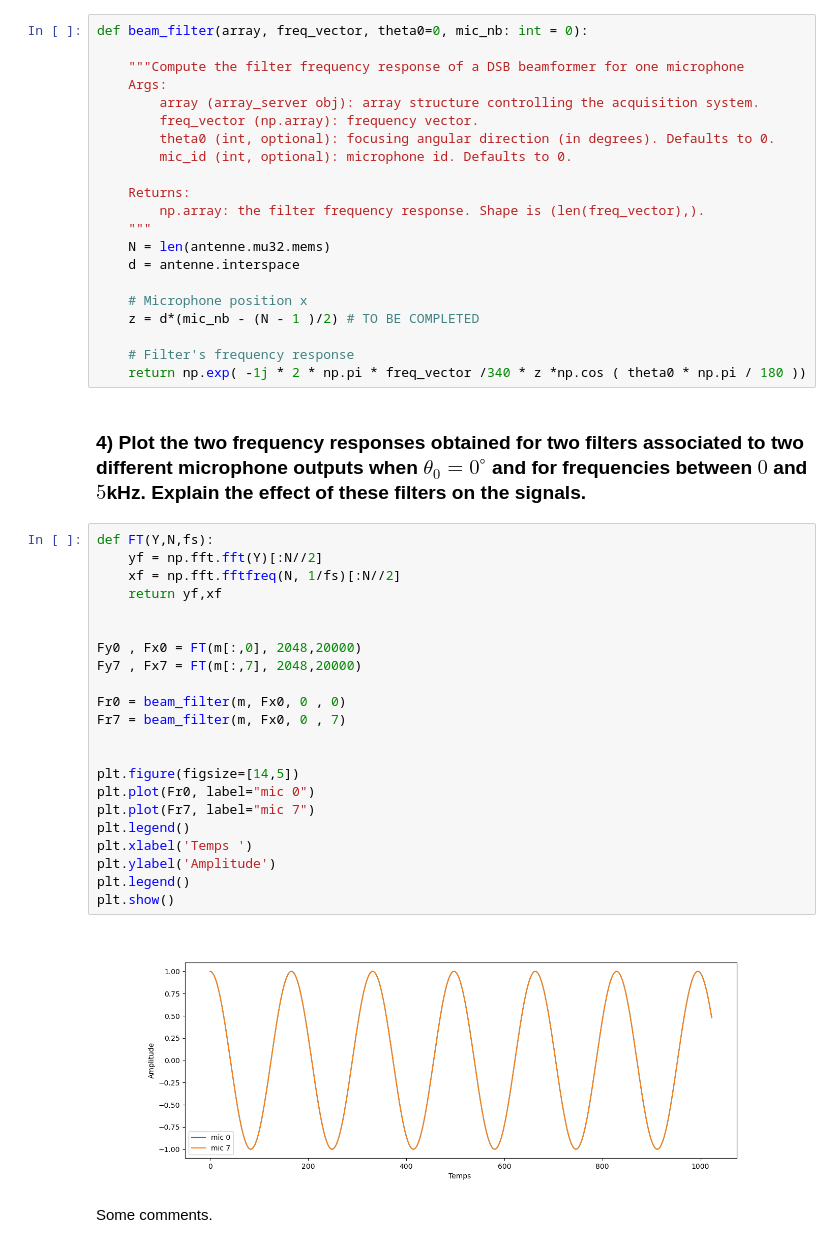
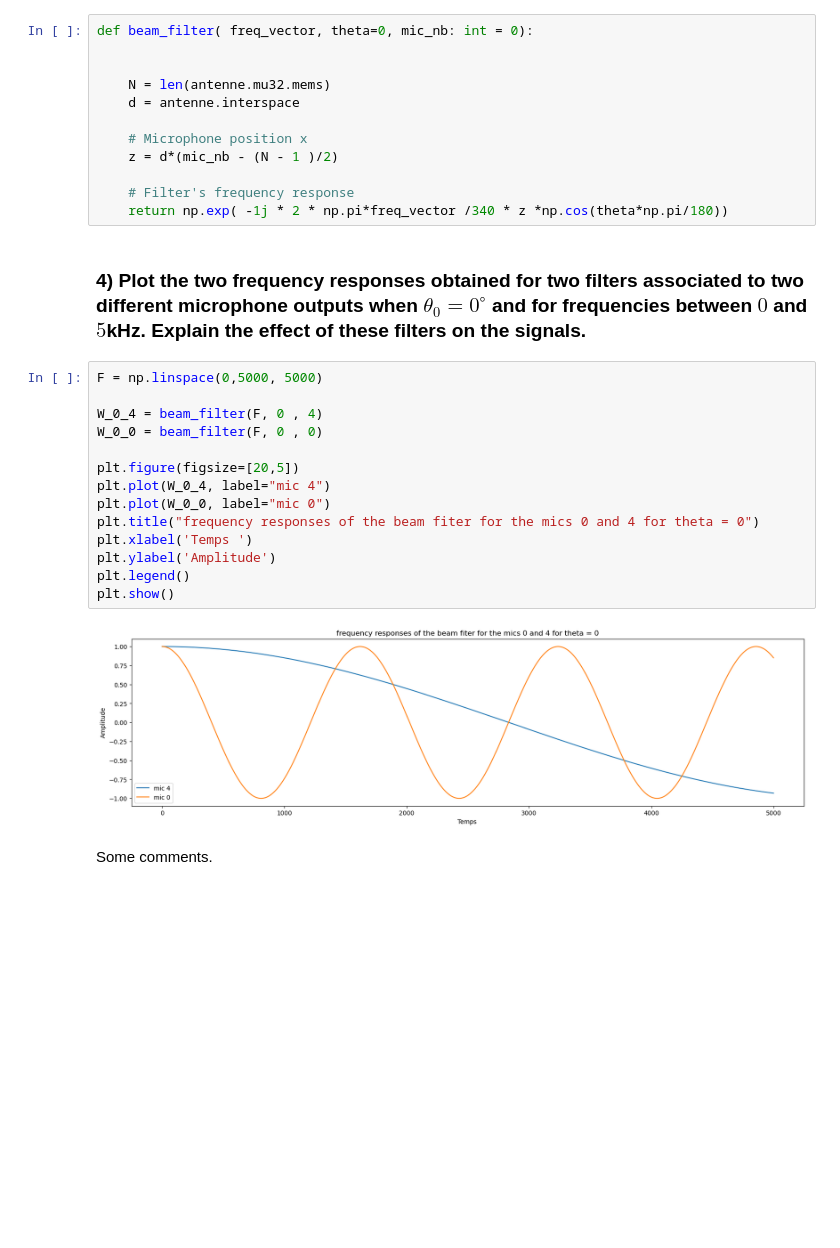
Before and after one commit to islemkobbi/M2-ISI, a Jupyter notebook: TSI/son/TP2/TP2_etu.ipynb, the cells around one changed output. Cells and saved outputs as stored; diff of their text form; blank space fills up the shorter version.

```diff
--- a/TSI/son/TP2/TP2_etu.ipynb
+++ b/TSI/son/TP2/TP2_etu.ipynb
@@ -55,52 +55,35 @@ $$z_n =  d(n- \frac{N-1}{2})$$
 # %% [markdown]
 ### 3) Propose a function `beam_filter` returning the filter frequency response for one microphone number `mic_nb`.
 # %%
-def beam_filter(array, freq_vector, theta0=0, mic_nb: int = 0):
+def beam_filter( freq_vector, theta=0, mic_nb: int = 0):
 
-    """Compute the filter frequency response of a DSB beamformer for one microphone
-    Args:
-        array (array_server obj): array structure controlling the acquisition system.
-        freq_vector (np.array): frequency vector.
-        theta0 (int, optional): focusing angular direction (in degrees). Defaults to 0.
-        mic_id (int, optional): microphone id. Defaults to 0.
 
-    Returns:
-        np.array: the filter frequency response. Shape is (len(freq_vector),).
-    """
     N = len(antenne.mu32.mems)
     d = antenne.interspace
 
     # Microphone position x
-    z = d*(mic_nb - (N - 1 )/2) # TO BE COMPLETED
+    z = d*(mic_nb - (N - 1 )/2)
 
     # Filter's frequency response
-    return np.exp( -1j * 2 * np.pi * freq_vector /340 * z *np.cos ( theta0 * np.pi / 180 ))
+    return np.exp( -1j * 2 * np.pi*freq_vector /340 * z *np.cos(theta*np.pi/180))
 # %% [markdown]
 ### 4) Plot the two frequency responses obtained for two filters associated to two different microphone outputs when $\theta_0=0^\circ$ and for frequencies between $0$ and $5$kHz. Explain the effect of these filters on the signals.
-# %%
-def FT(Y,N,fs):
-    yf = np.fft.fft(Y)[:N//2]
-    xf = np.fft.fftfreq(N, 1/fs)[:N//2]
-    return yf,xf
-
-
-Fy0 , Fx0 = FT(m[:,0], 2048,20000)
-Fy7 , Fx7 = FT(m[:,7], 2048,20000)
-
-Fr0 = beam_filter(m, Fx0, 0 , 0)
-Fr7 = beam_filter(m, Fx0, 0 , 7)
-
-
-plt.figure(figsize=[14,5])
-plt.plot(Fr0, label="mic 0")
-plt.plot(Fr7, label="mic 7")
-plt.legend()
-plt.xlabel('Temps ')
-plt.ylabel('Amplitude')
-plt.legend()
-plt.show()
-# %% [output]
-[figure, removed]
+# %%
+F = np.linspace(0,5000, 5000)
+
+W_0_4 = beam_filter(F, 0 , 4)
+W_0_0 = beam_filter(F, 0 , 0)
+
+plt.figure(figsize=[20,5])
+plt.plot(W_0_4, label="mic 4")
+plt.plot(W_0_0, label="mic 0")
+plt.title("frequency responses of the beam fiter for the mics 0 and 4 for theta = 0")
+plt.xlabel('Temps ')
+plt.ylabel('Amplitude')
+plt.legend()
+plt.show()
+# %% [output]
+[figure, added]
 # %% [markdown]
 Some comments.
 # %% [markdown]
```
Also changed, not shown: parts of 29 cells of this notebook, 13 other files.
